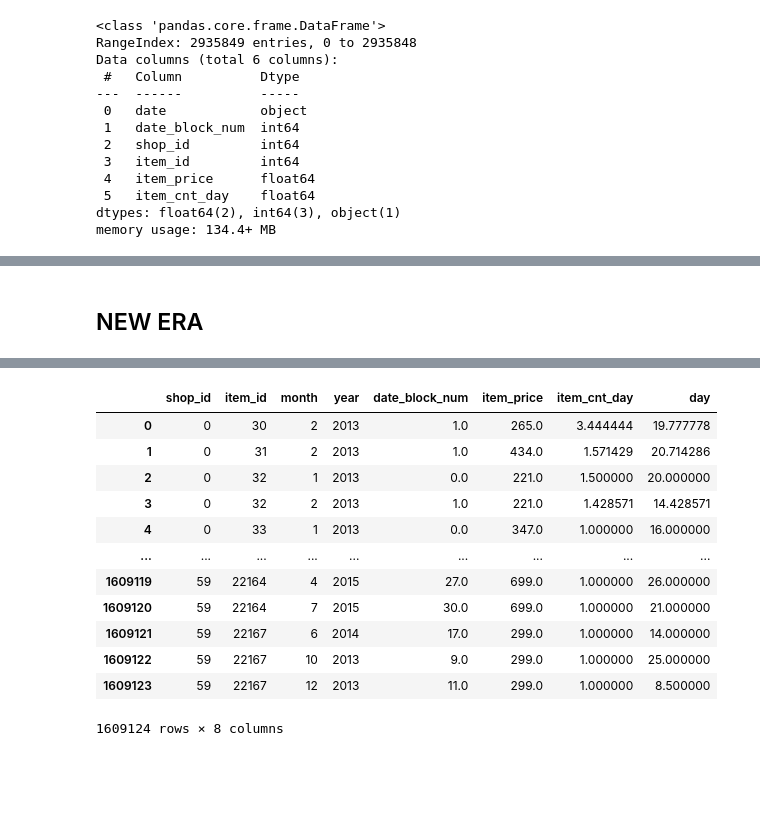
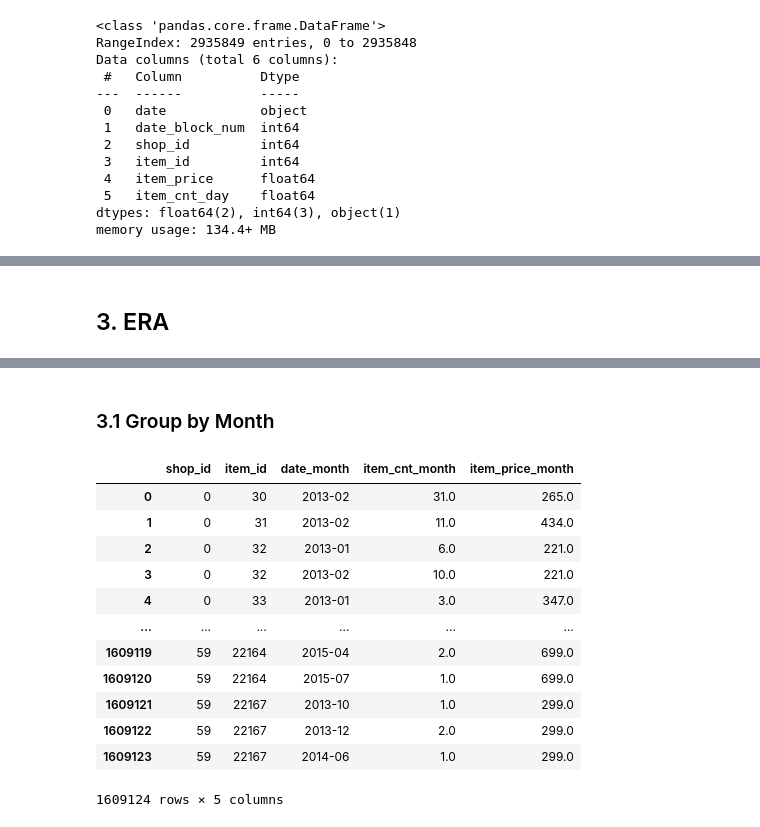
Before and after one commit to MAGLeb/current_practice, a Jupyter notebook: coursera/how_to_win_ds_competition/final_project.ipynb, the cells around one changed output, grey strips where cells are left out. Cells and saved outputs as stored; diff of their text form; code cells hidden in the pictures; blank space fills up the shorter version.

```diff
--- a/coursera/how_to_win_ds_competition/final_project.ipynb
+++ b/coursera/how_to_win_ds_competition/final_project.ipynb
@@ -54,14 +55,14 @@ import seaborn as sns
 # %% [markdown]
 ## 1. Preprocessing data
 # %%
-item_categories = pd.read_csv('item_categories.csv')
-items = pd.read_csv('items.csv')
-shops = pd.read_csv('shops.csv')
+item_categories = pd.read_csv('readonly/final_project_data/item_categories.csv')
+items = pd.read_csv('readonly/final_project_data/items.csv')
+shops = pd.read_csv('readonly/final_project_data/shops.csv')
 
-sales_train = pd.read_csv('sales_train.csv')
-test = pd.read_csv('test.csv')
+sales_train = pd.read_csv('readonly/final_project_data/sales_train.csv.gz')
+test = pd.read_csv('readonly/final_project_data/test.csv.gz')
 
-sample_submission = pd.read_csv('sample_submission.csv')
+sample_submission = pd.read_csv('readonly/final_project_data/sample_submission.csv.gz')
 # %%
 sales_train.info()
 # %% [output]
@@ -92,7 +93,7 @@ sales_train['day'] = sales_train['date'].dt.day
 sales_train['month'] = sales_train['date'].dt.month
 sales_train['dayofweek'] = sales_train['date'].dt.day_name()
 sales_train['year'] = sales_train['date'].dt.year
-#sales_train['date_block_num'] = (sales_train['year'] - 2013) * 12 + sales_train['month'] - 1
+sales_train['date_month'] = sales_train['date'].dt.to_period('M')
 sales_train.head()
 # %% [output]
 |  | date | date_block_num | shop_id | item_id | item_price | item_cnt_day | shop_location | item_category | ... |
@@ -241,5 +223,5 @@ _ = plt.xticks(rotation=45)
 # %% [markdown]
-## NEW ERA
+## 3. ERA
 # %%
 sales_train.drop(['shop_location', 'item_category', 'item_name'], axis=1, inplace=True)
 sales_train.head()
@@ -250,21 +232,24 @@ sales_train.head()
 | 2 | 2013-01-01 | 0 | 7 | 1006 | 399.0 | 1.0 | 1 | 1 | Tuesday | ... |
 | 3 | 2013-01-01 | 0 | 19 | 17707 | 899.0 | 1.0 | 1 | 1 | Tuesday | ... |
 | 4 | 2013-01-01 | 0 | 14 | 19548 | 149.0 | 1.0 | 1 | 1 | Tuesday | ... |
+# %% [markdown]
+### 3.1 Group by Month
 # %%
-_ = sales_train.groupby(['shop_id', 'item_id', 'month', 'year']).mean()
+_ = sales_train.pivot_table(index=['shop_id', 'item_id', 'date_month'], values=['item_price', 'item_cnt_day'], aggfunc={'item_price': np.mean, 'item_cnt_day': sum})
+_.columns = ['item_cnt_month', 'item_price_month']
 _ = _.reset_index()
 _
 # %% [output]
-|  | shop_id | item_id | month | year | date_block_num | item_price | item_cnt_day | day |
-| 0 | 0 | 30 | 2 | 2013 | 1.0 | 265.0 | 3.444444 | 19.777778 |
-| 1 | 0 | 31 | 2 | 2013 | 1.0 | 434.0 | 1.571429 | 20.714286 |
-| 2 | 0 | 32 | 1 | 2013 | 0.0 | 221.0 | 1.500000 | 20.000000 |
-| 3 | 0 | 32 | 2 | 2013 | 1.0 | 221.0 | 1.428571 | 14.428571 |
-| 4 | 0 | 33 | 1 | 2013 | 0.0 | 347.0 | 1.000000 | 16.000000 |
-| ... | ... | ... | ... | ... | ... | ... | ... | ... |
-| 1609119 | 59 | 22164 | 4 | 2015 | 27.0 | 699.0 | 1.000000 | 26.000000 |
-| 1609120 | 59 | 22164 | 7 | 2015 | 30.0 | 699.0 | 1.000000 | 21.000000 |
-| 1609121 | 59 | 22167 | 6 | 2014 | 17.0 | 299.0 | 1.000000 | 14.000000 |
-| 1609122 | 59 | 22167 | 10 | 2013 | 9.0 | 299.0 | 1.000000 | 25.000000 |
-| 1609123 | 59 | 22167 | 12 | 2013 | 11.0 | 299.0 | 1.000000 | 8.500000 |
+|  | shop_id | item_id | date_month | item_cnt_month | item_price_month |
+| 0 | 0 | 30 | 2013-02 | 31.0 | 265.0 |
+| 1 | 0 | 31 | 2013-02 | 11.0 | 434.0 |
+| 2 | 0 | 32 | 2013-01 | 6.0 | 221.0 |
+| 3 | 0 | 32 | 2013-02 | 10.0 | 221.0 |
+| 4 | 0 | 33 | 2013-01 | 3.0 | 347.0 |
+| ... | ... | ... | ... | ... | ... |
+| 1609119 | 59 | 22164 | 2015-04 | 2.0 | 699.0 |
+| 1609120 | 59 | 22164 | 2015-07 | 1.0 | 699.0 |
+| 1609121 | 59 | 22167 | 2013-10 | 1.0 | 299.0 |
+| 1609122 | 59 | 22167 | 2013-12 | 2.0 | 299.0 |
+| 1609123 | 59 | 22167 | 2014-06 | 1.0 | 299.0 |
-1609124 rows × 8 columns
+1609124 rows × 5 columns
```
Also changed, not shown: parts of 38 cells of this notebook.
